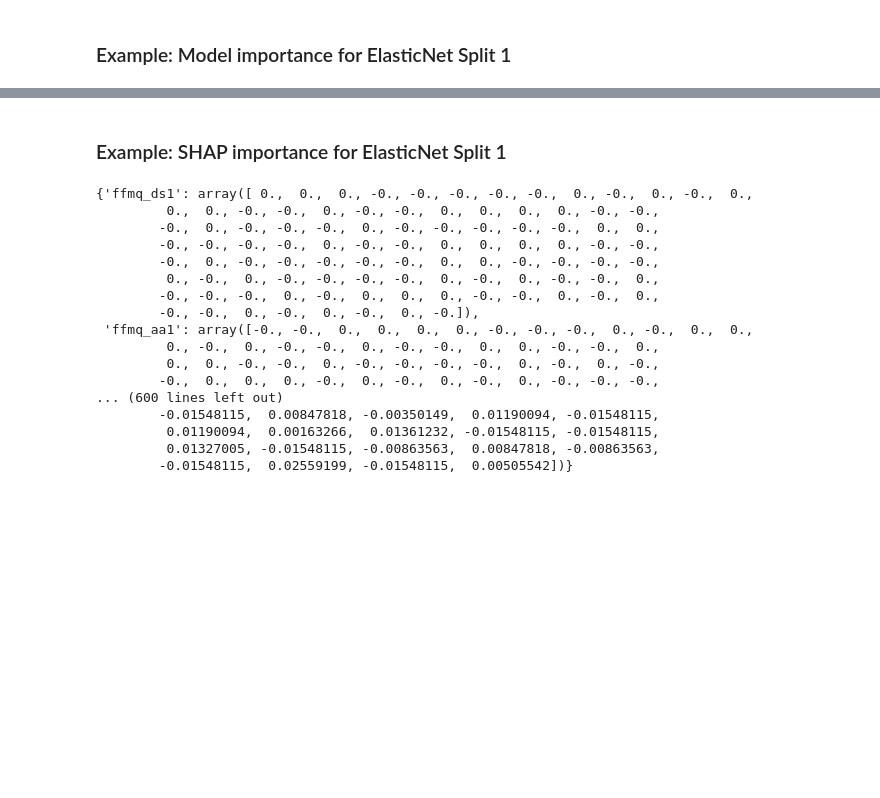
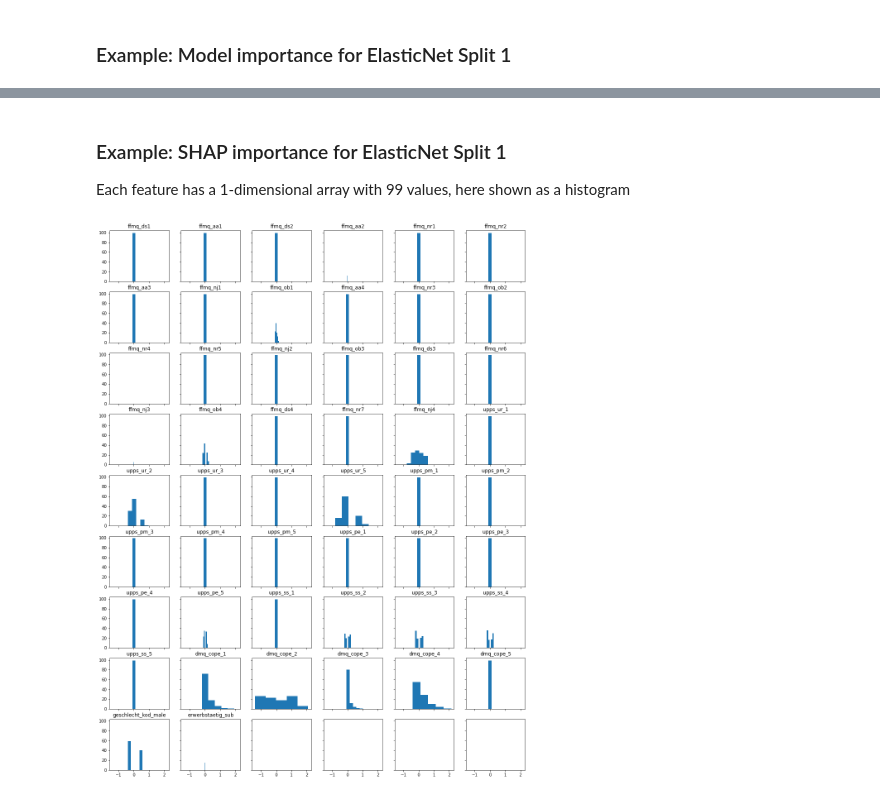
Before and after one commit to dominikpegler/internship_ml, a Jupyter notebook: results.ipynb, the cells around one changed output, grey strips where cells are left out. Cells and saved outputs as stored; diff of their text form; code cells hidden in the pictures; blank space fills up the shorter version.

```diff
--- a/results.ipynb
+++ b/results.ipynb
@@ -26,15 +26,15 @@ results_path = "./results/2022-03-31_10-06-05/"
 results = pd.read_csv(results_path + "report.csv", sep=";", encoding="latin1",index_col=["Type","Split"]).sort_index()
 results_grp = results.groupby("Type").mean()[["Train score (R²)","Test score (R²)"]].sort_values("Test score (R²)",ascending=False)
 
-hline =  "\n---------------------------------------\n"
-hdline = "\n=======================================\n"
+hline =  "\n------------------------------------------\n"
+hdline = "\n==========================================\n"
 
 print("(train R², test R²)")
 
 for reg in results.index.levels[0]:
-    print(hdline,"# "+reg + "  => ",format(results_grp.loc[reg][0],".3f")+","+format(results_grp.loc[reg][1],".3f"),"(mean)",hdline)
+    print(hdline,"# "+reg + "  => ",format(results_grp.loc[reg][0],".3f")+", "+format(results_grp.loc[reg][1],".3f"),"(mean)",hdline)
     for split in results.index.levels[1]:
-        print(hline,"## Split",str(split) + "  => ",format(results.loc[(reg,split)][1],".3f")+","+format(results.loc[(reg,split)][2],".3f"),hline)
+        print(hline,"## Split",str(split) + "  => ",format(results.loc[(reg,split)][1],".3f")+", "+format(results.loc[(reg,split)][2],".3f"),hline)
         print(results.loc[(reg,split),"Model"].replace("(","").replace(")","").replace(reg,"").replace(" ","").replace(",","\n").replace("\n\n","\n"))
 # %% [output]
 (train R², test R²)
@@ -110,22 +120,23 @@ feature_importance["ElasticNet"][1]["m_imp"]
 # %% [markdown]
 ### Example: SHAP importance for ElasticNet Split 1
+
+Each feature has a 1-dimensional array with 99 values, here shown as a histogram
-# %%
-feature_importance["ElasticNet"][1]["s_imp"]
-# %% [output]
-{'ffmq_ds1': array([ 0.,  0.,  0., -0., -0., -0., -0., -0.,  0., -0.,  0., -0.,  0.,
-         0.,  0., -0., -0.,  0., -0., -0.,  0.,  0.,  0.,  0., -0., -0.,
-        -0.,  0., -0., -0., -0.,  0., -0., -0., -0., -0., -0.,  0.,  0.,
-        -0., -0., -0., -0.,  0., -0., -0.,  0.,  0.,  0.,  0., -0., -0.,
-        -0.,  0., -0., -0., -0., -0., -0.,  0.,  0., -0., -0., -0., -0.,
-         0., -0.,  0., -0., -0., -0., -0.,  0., -0.,  0., -0., -0.,  0.,
-        -0., -0., -0.,  0., -0.,  0.,  0.,  0., -0., -0.,  0., -0.,  0.,
-        -0., -0.,  0., -0.,  0., -0.,  0., -0.]),
- 'ffmq_aa1': array([-0., -0.,  0.,  0.,  0.,  0., -0., -0., -0.,  0., -0.,  0.,  0.,
-         0., -0.,  0., -0., -0.,  0., -0., -0.,  0.,  0., -0., -0.,  0.,
-         0.,  0., -0., -0.,  0., -0., -0., -0., -0.,  0., -0.,  0., -0.,
-        -0.,  0.,  0.,  0., -0.,  0., -0.,  0., -0.,  0., -0., -0., -0.,
-... (600 lines left out)
-        -0.01548115,  0.00847818, -0.00350149,  0.01190094, -0.01548115,
-         0.01190094,  0.00163266,  0.01361232, -0.01548115, -0.01548115,
-         0.01327005, -0.01548115, -0.00863563,  0.00847818, -0.00863563,
-        -0.01548115,  0.02559199, -0.01548115,  0.00505542])}
+# %%
+import matplotlib.pyplot as plt
+
+split = 1
+reg = "ElasticNet"
+
+# plot
+nrows = 9
+ncols = 6
+
+plt.subplots(nrows,ncols,figsize=(18,24),sharex=True,sharey=True)
+
+for i,feat_mat in enumerate(feature_importance[reg][split]["s_imp"]):
+
+    plt.subplot(nrows,ncols,i + 1)
+    plt.hist(feature_importance[reg][split]["s_imp"][feat_mat], bins=5)
+    plt.title(feat_mat)
+# %% [output]
+[figure, added]
```
Also changed, not shown: parts of 2 cells of this notebook.
